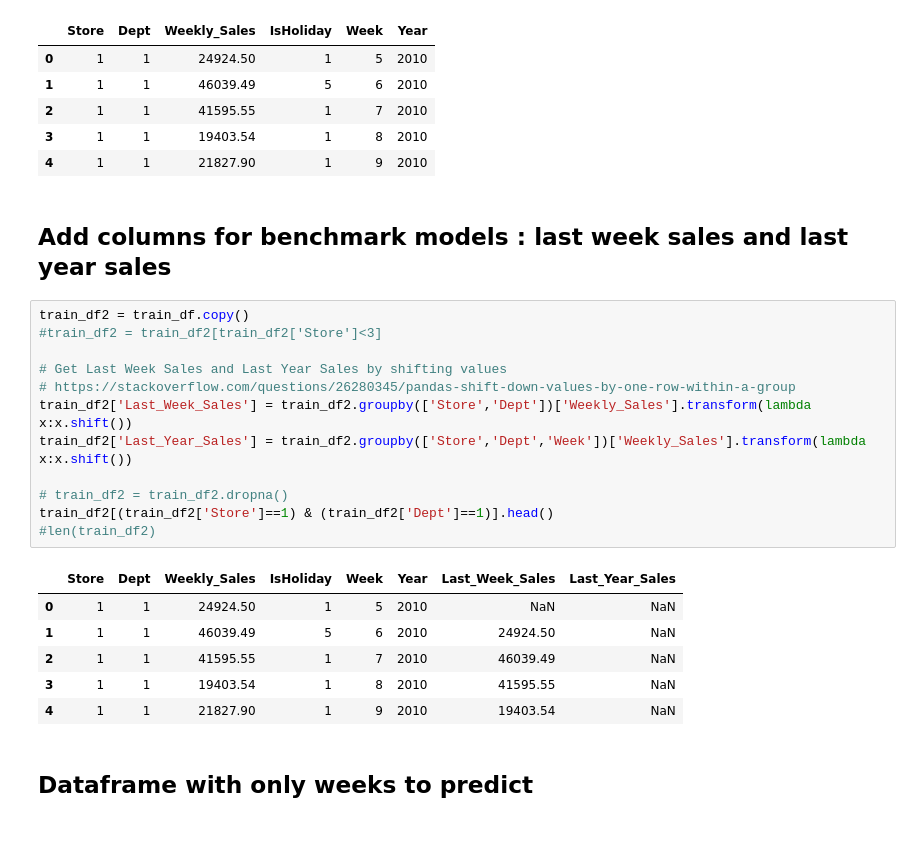
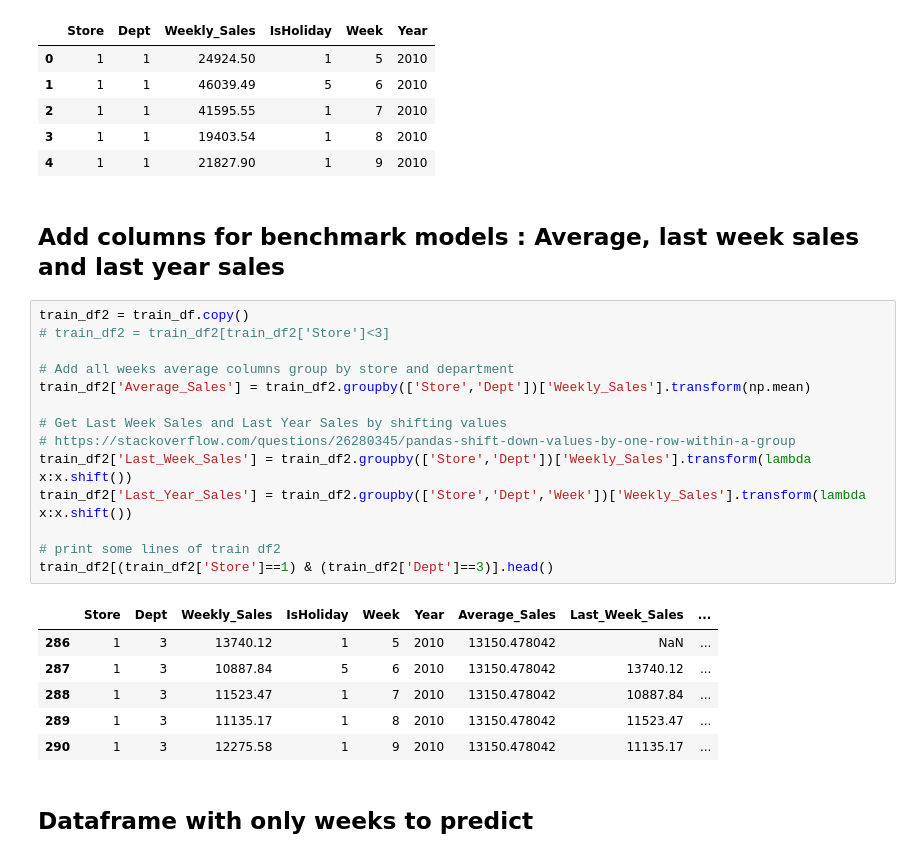
Before and after one commit to Corentin-M/Sales_forecasting, a Jupyter notebook: Benchmark_and_RandomForest_Model.ipynb, the cells around one changed output. Cells and saved outputs as stored; diff of their text form.

Commit message:
Display 3 benchmark models

```diff
--- a/Benchmark_and_RandomForest_Model.ipynb
+++ b/Benchmark_and_RandomForest_Model.ipynb
@@ -42,26 +42,28 @@ train_df.head()
 | 3 | 1 | 1 | 19403.54 | 1 | 8 | 2010 |
 | 4 | 1 | 1 | 21827.90 | 1 | 9 | 2010 |
 # %% [markdown]
-## Add columns for benchmark models : last week sales and last year sales
+## Add columns for benchmark models : Average, last week sales and last year sales
 # %%
 train_df2 = train_df.copy()
-#train_df2 = train_df2[train_df2['Store']<3]
+# train_df2 = train_df2[train_df2['Store']<3]
+
+# Add all weeks average columns group by store and department
+train_df2['Average_Sales'] = train_df2.groupby(['Store','Dept'])['Weekly_Sales'].transform(np.mean)
 
 # Get Last Week Sales and Last Year Sales by shifting values
 # https://stackoverflow.com/questions/26280345/pandas-shift-down-values-by-one-row-within-a-group
 train_df2['Last_Week_Sales'] = train_df2.groupby(['Store','Dept'])['Weekly_Sales'].transform(lambda x:x.shift())
 train_df2['Last_Year_Sales'] = train_df2.groupby(['Store','Dept','Week'])['Weekly_Sales'].transform(lambda x:x.shift())
 
-# train_df2 = train_df2.dropna()
-train_df2[(train_df2['Store']==1) & (train_df2['Dept']==1)].head()
-#len(train_df2)
+# print some lines of train df2
+train_df2[(train_df2['Store']==1) & (train_df2['Dept']==3)].head()
 # %% [output]
-|  | Store | Dept | Weekly_Sales | IsHoliday | Week | Year | Last_Week_Sales | Last_Year_Sales |
-| 0 | 1 | 1 | 24924.50 | 1 | 5 | 2010 | NaN | NaN |
-| 1 | 1 | 1 | 46039.49 | 5 | 6 | 2010 | 24924.50 | NaN |
-| 2 | 1 | 1 | 41595.55 | 1 | 7 | 2010 | 46039.49 | NaN |
-| 3 | 1 | 1 | 19403.54 | 1 | 8 | 2010 | 41595.55 | NaN |
-| 4 | 1 | 1 | 21827.90 | 1 | 9 | 2010 | 19403.54 | NaN |
+|  | Store | Dept | Weekly_Sales | IsHoliday | Week | Year | Average_Sales | Last_Week_Sales | ... |
+| 286 | 1 | 3 | 13740.12 | 1 | 5 | 2010 | 13150.478042 | NaN | ... |
+| 287 | 1 | 3 | 10887.84 | 5 | 6 | 2010 | 13150.478042 | 13740.12 | ... |
+| 288 | 1 | 3 | 11523.47 | 1 | 7 | 2010 | 13150.478042 | 10887.84 | ... |
+| 289 | 1 | 3 | 11135.17 | 1 | 8 | 2010 | 13150.478042 | 11523.47 | ... |
+| 290 | 1 | 3 | 12275.58 | 1 | 9 | 2010 | 13150.478042 | 11135.17 | ... |
 # %% [markdown]
 ## Dataframe with only weeks to predict
 # %%
```
Also changed, not shown: parts of 10 cells of this notebook.
